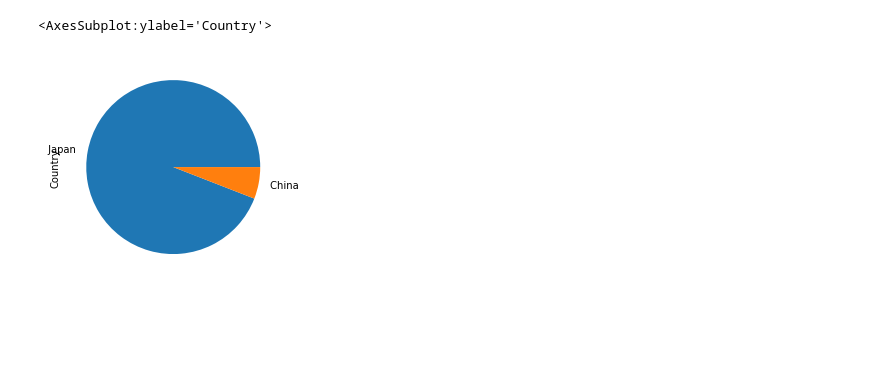
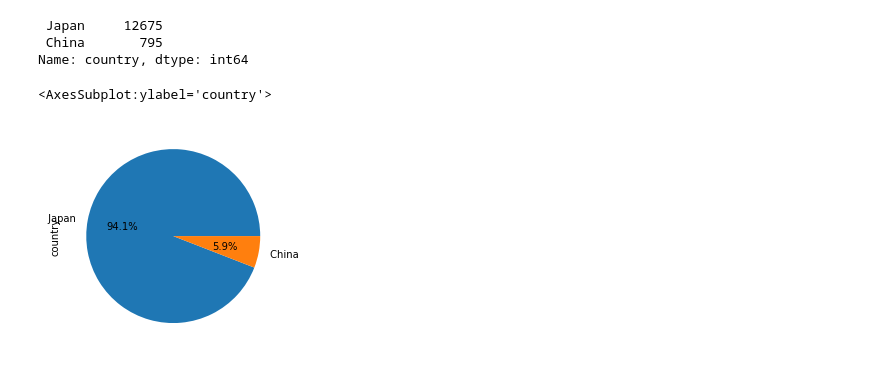
Before and after one commit to YoussofAttallah/BigDataProject, a Jupyter notebook: Code/eda.ipynb, the cells around one changed output. Cells and saved outputs as stored; diff of their text form; code cells hidden in the pictures; blank space fills up the shorter version.

```diff
--- a/Code/eda.ipynb
+++ b/Code/eda.ipynb
@@ -2,12 +2,36 @@
 import pandas as pd
 import matplotlib.pyplot as plt
 # %%
-df = pd.read_csv("combined_csv.csv")
-df["Views"] = df['Views'].map(lambda views: views.replace(",",""))
-df["Views"] = pd.to_numeric(df["Views"])
+df = pd.read_csv("anime_data.csv")
+df.columns = ['index',
+  'link',
+  'title',
+  'ep_number' ,
+  'alias',
+  'description',
+  'type',
+  'studio',
+  'start_date',
+  'end_date',
+  'status',
+  'genres',
+  'country',
+  'score',
+  'number_of_reviewers',
+  'debut_season',
+  'debut_year',
+  'avg_ep_length',
+  'quality',
+  'views']
+df["views"] = df['views'].map(lambda views: views.replace(",",""))
+df["views"] = pd.to_numeric(df["views"])
 # %%
-new_df = df['Country'].value_counts()
-new_df.plot.pie()
+new_df = df['country'].value_counts()
+print(df['country'].value_counts())
+new_df.plot.pie(autopct='%1.1f%%')
 # %% [output]
-<AxesSubplot:ylabel='Country'>
+ Japan     12675
+ China       795
+Name: country, dtype: int64
+<AxesSubplot:ylabel='country'>
-[figure, old version]
+[figure, new version]
```
Also changed, not shown: parts of 7 cells of this notebook, 11 other files.
